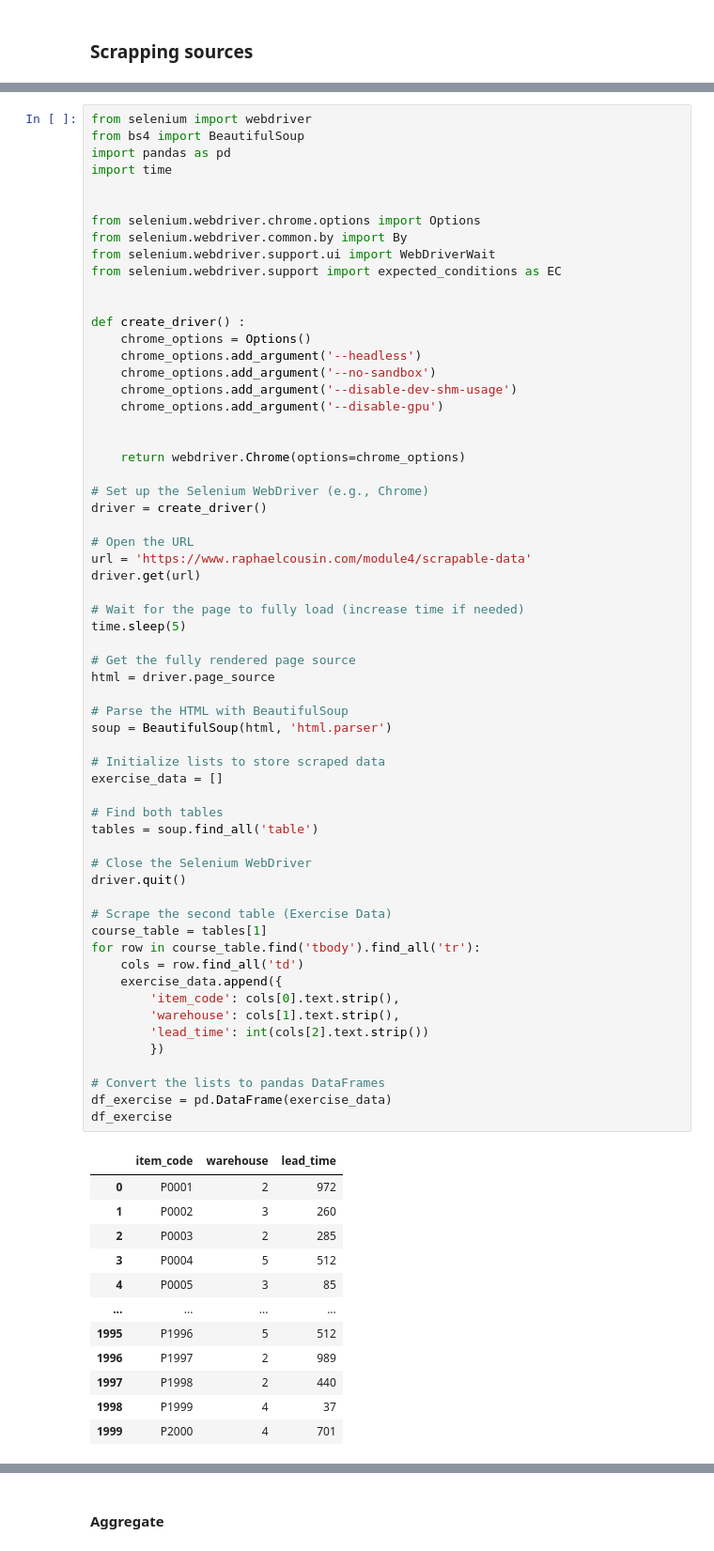
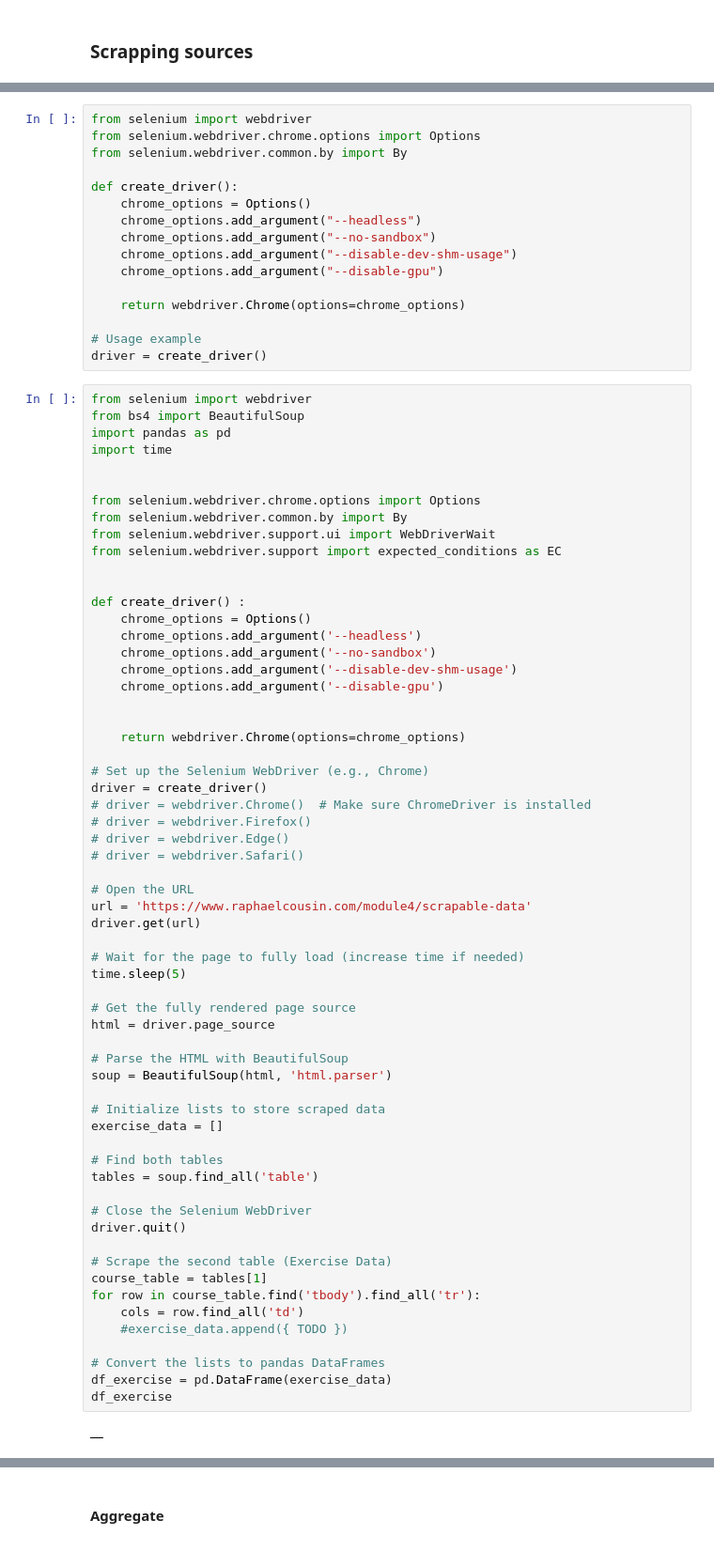
Before and after one commit to racousin/data_science_practice_2025, a Jupyter notebook: delvTom/module4/exercise1.ipynb, the cells around one changed output, grey strips where cells are left out. Shown at 94% size. Saved outputs shown, nothing was run; the diff lists cells and outputs as text.

```diff
--- a/delvTom/module4/exercise1.ipynb
+++ b/delvTom/module4/exercise1.ipynb
@@ -317,3 +317,19 @@ np.float64(35.38619208285318)
+# %%
+from selenium import webdriver
+from selenium.webdriver.chrome.options import Options
+from selenium.webdriver.common.by import By
+
+def create_driver():
+    chrome_options = Options()
+    chrome_options.add_argument("--headless")
+    chrome_options.add_argument("--no-sandbox")
+    chrome_options.add_argument("--disable-dev-shm-usage")
+    chrome_options.add_argument("--disable-gpu")
+
+    return webdriver.Chrome(options=chrome_options)
+
+# Usage example
+driver = create_driver()
 # %%
 from selenium import webdriver
 from bs4 import BeautifulSoup
@@ -339,52 +355,41 @@ def create_driver() :
 
 # Set up the Selenium WebDriver (e.g., Chrome)
 driver = create_driver()
+# driver = webdriver.Chrome()  # Make sure ChromeDriver is installed
+# driver = webdriver.Firefox()
+# driver = webdriver.Edge()
+# driver = webdriver.Safari()
 
 # Open the URL
 url = 'https://www.raphaelcousin.com/module4/scrapable-data'
 driver.get(url)
 
 # Wait for the page to fully load (increase time if needed)
 time.sleep(5)
 
 # Get the fully rendered page source
 html = driver.page_source
 
 # Parse the HTML with BeautifulSoup
 soup = BeautifulSoup(html, 'html.parser')
 
 # Initialize lists to store scraped data
 exercise_data = []
 
 # Find both tables
 tables = soup.find_all('table')
 
 # Close the Selenium WebDriver
 driver.quit()
 
 # Scrape the second table (Exercise Data)
 course_table = tables[1]
 for row in course_table.find('tbody').find_all('tr'):
     cols = row.find_all('td')
-    exercise_data.append({
-        'item_code': cols[0].text.strip(),
-        'warehouse': cols[1].text.strip(),
-        'lead_time': int(cols[2].text.strip())
-        })
+    #exercise_data.append({ TODO })
 
 # Convert the lists to pandas DataFrames
 df_exercise = pd.DataFrame(exercise_data)
 df_exercise
 # %% [output]
-|  | item_code | warehouse | lead_time |
-| 0 | P0001 | 2 | 972 |
-| 1 | P0002 | 3 | 260 |
-| 2 | P0003 | 2 | 285 |
-| 3 | P0004 | 5 | 512 |
-| 4 | P0005 | 3 | 85 |
-| ... | ... | ... | ... |
-| 1995 | P1996 | 5 | 512 |
-| 1996 | P1997 | 2 | 989 |
-| 1997 | P1998 | 2 | 440 |
-| 1998 | P1999 | 4 | 37 |
-| 1999 | P2000 | 4 | 701 |
+|  |
```
Also changed, not shown: parts of 27 cells of this notebook, 1 other file.
